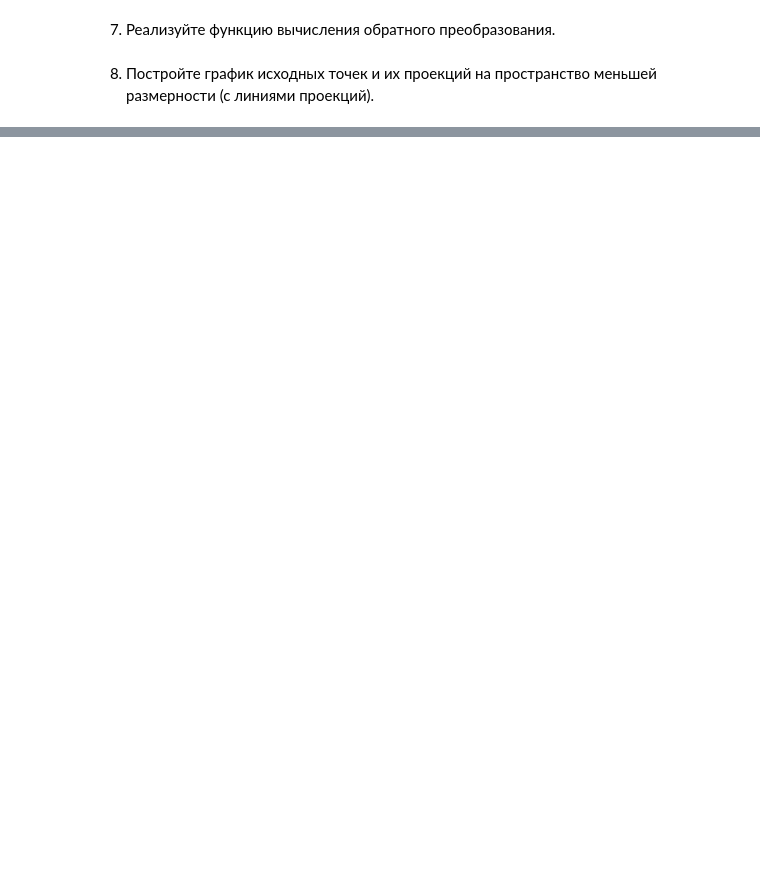
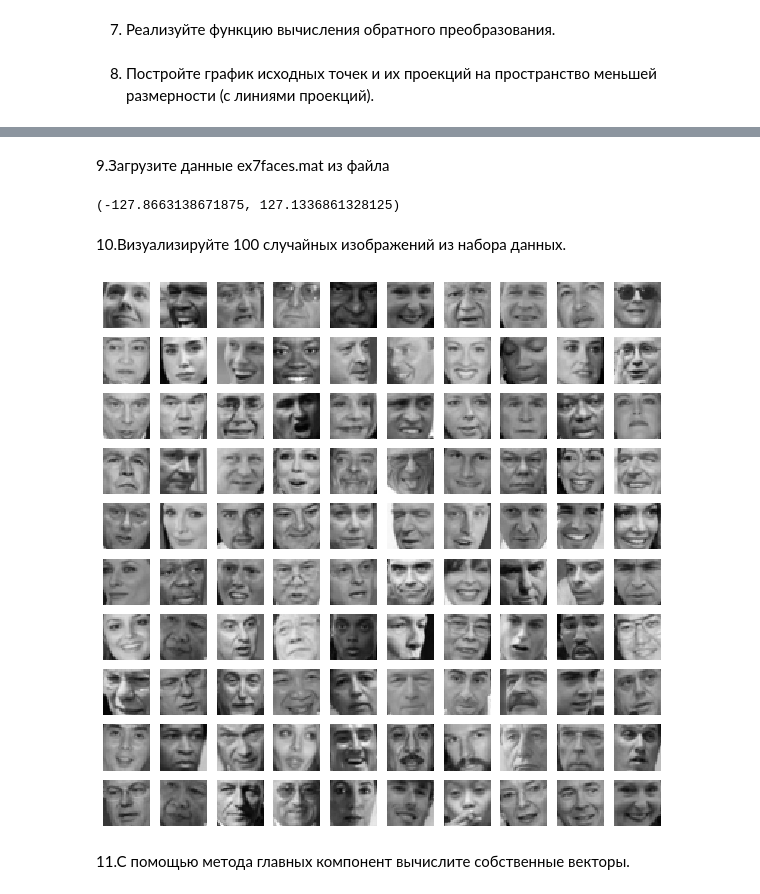
Before and after one commit to Alessandroo/MachineLearningForBSUIR, a Jupyter notebook: Lab 7.ipynb, the cells around one changed output, grey strips where cells are left out. Cells and saved outputs as stored; diff of their text form; code cells hidden in the pictures; blank space fills up the shorter version.

```diff
--- a/Lab 7.ipynb
+++ b/Lab 7.ipynb
@@ -97,0 +159,23 @@ plt.show()
+# %% [markdown]
+9.Загрузите данные ex7faces.mat из файла
+# %%
+task2_file_name = "Data\Lab 7\ex7faces.mat"
+mat = loadmat(task2_file_name)  # load mat-file
+X = mat['X']
+# %%
+np.min(X), np.max(X)
+# %% [output]
+(-127.8663138671875, 127.1336861328125)
+# %% [markdown]
+10.Визуализируйте 100 случайных изображений из набора данных.
+# %%
+fig, ax = plt.subplots(10,10,figsize=(10,10))
+for i in range(10):
+    for j in range(10):
+        ax[i,j].imshow(X[np.random.randint(X.shape[0])].reshape((32,32), order = 'F'), vmin=-127, vmax=127, cmap='gray')
+        ax[i,j].axis('off')
+# %% [output]
+[figure, added]
+# %% [markdown]
+11.С помощью метода главных компонент вычислите собственные
+векторы.
```
Also changed, not shown: parts of 77 cells of this notebook, 4 other files.
